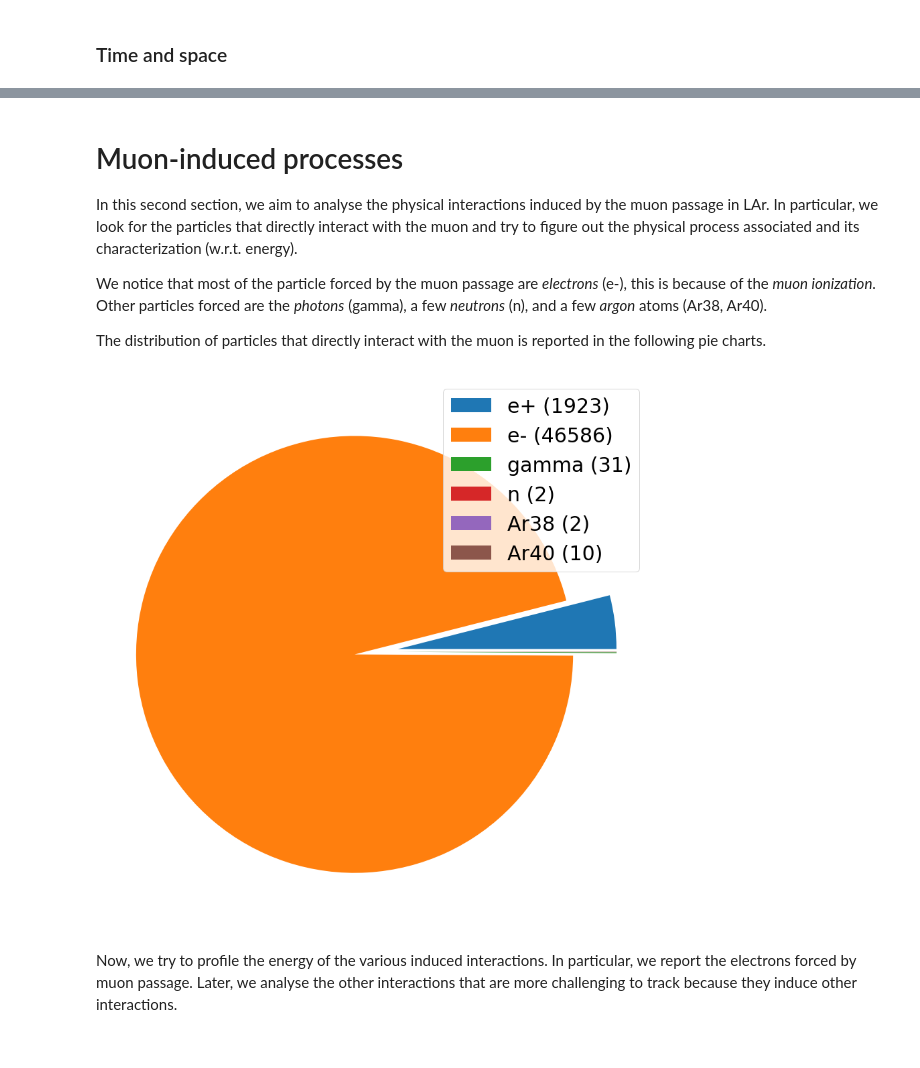
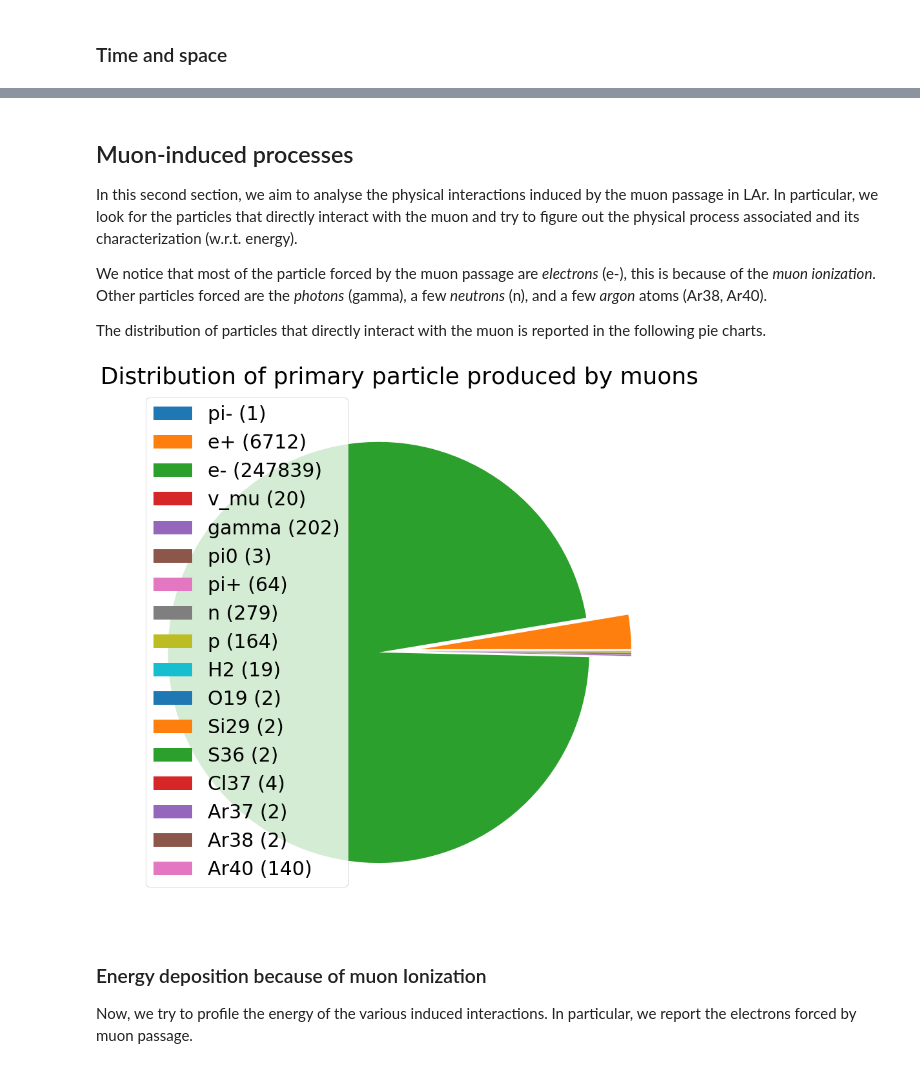
Before and after one commit to luigiberducci/ML4NP, a Jupyter notebook: Notebooks/analysis_muon_particles.ipynb, the cells around one changed output, grey strips where cells are left out. Saved outputs shown, nothing was run; the diff lists cells and outputs as text; code cells hidden in the pictures.

Commit message:
update analysis muon particles with new data from cj, new notebook about convertion in 2d images

```diff
--- a/Notebooks/analysis_muon_particles.ipynb
+++ b/Notebooks/analysis_muon_particles.ipynb
@@ -10,7 +12,7 @@ plt.rcParams['figure.figsize'] = [25, 15]
 plt.rcParams.update({'font.size': 30})
 
 fields = ["PID", "ParentTrackID", "energydeposition", "kineticenergy", "time", "x", "y", "z", "eventnumber", "parentnucleusPID", "creatorprocess"]
-file_path = os.path.join("..", "Data", "output123456789.csv")
+file_path = os.path.join("..", "Data", "output10000.csv")
 df = pd.read_csv(file_path, index_col=False)
 df.head()
 # %% [output]
@@ -124,5 +123,5 @@ plt.show()
 # %% [markdown]
-# Muon-induced processes
+## Muon-induced processes
 In this second section, we aim to analyse the physical interactions induced by the muon passage in LAr. In particular, we look for the particles that directly interact with the muon and try to figure out the physical process associated and its characterization (w.r.t. energy).
 
 We notice that most of the particle forced by the muon passage are *electrons* (e-), this is because of the *muon ionization*.
@@ -130,20 +129,26 @@ Other particles forced are the *photons* (gamma), a few *neutrons* (n), and a fe
 
 The distribution of particles that directly interact with the muon is reported in the following pie charts.
 # %%
-particle_dict = {11: "e-", -11: "e+", 22: "gamma", 1000180380: "Ar38", 1000180400: "Ar40", 2112: "n"}
+particle_dict = {11: "e-", -11: "e+", 22: "gamma", 2112: "n",
+                211: "pi+", -211: "pi-", 111: "pi0", 14: "v_mu", 2212: "p",
+                1000180370: "Ar37", 1000180380: "Ar38", 1000180400: "Ar40",
+                1000010020: "H2", 1000080190: "O19", 1000140290: "Si29",
+                1000160360: "S36", 1000170370: "Cl37"}
 
 primary_interactions = df[df.ParentTrackID==1]
 particle_dist = primary_interactions.groupby("PID").PID.count()
 keys, values = particle_dist.keys(), particle_dist.values
 
 labels = ["{} ({})".format(particle_dict[pid], values[i]) for i, pid in enumerate(keys)]
 patches, texts = plt.pie(values, explode=[0.1]*len(keys))
 plt.legend(patches, labels)
+plt.title("Distribution of primary particle produced by muons")
 plt.show()
 # %% [output]
-[figure, old version]
+[figure, new version]
 # %% [markdown]
-Now, we try to profile the energy of the various induced interactions. In particular, we report the electrons forced by muon passage. Later, we analyse the other interactions that are more challenging to track because they induce other interactions.
+### Energy deposition because of muon Ionization
+Now, we try to profile the energy of the various induced interactions. In particular, we report the electrons forced by muon passage.
 # %%
 df = pd.read_csv(file_path, index_col=False)[fields]
 plt.subplot(1, 2, 1)
```
Also changed, not shown: parts of 13 cells of this notebook, 2 other files.
